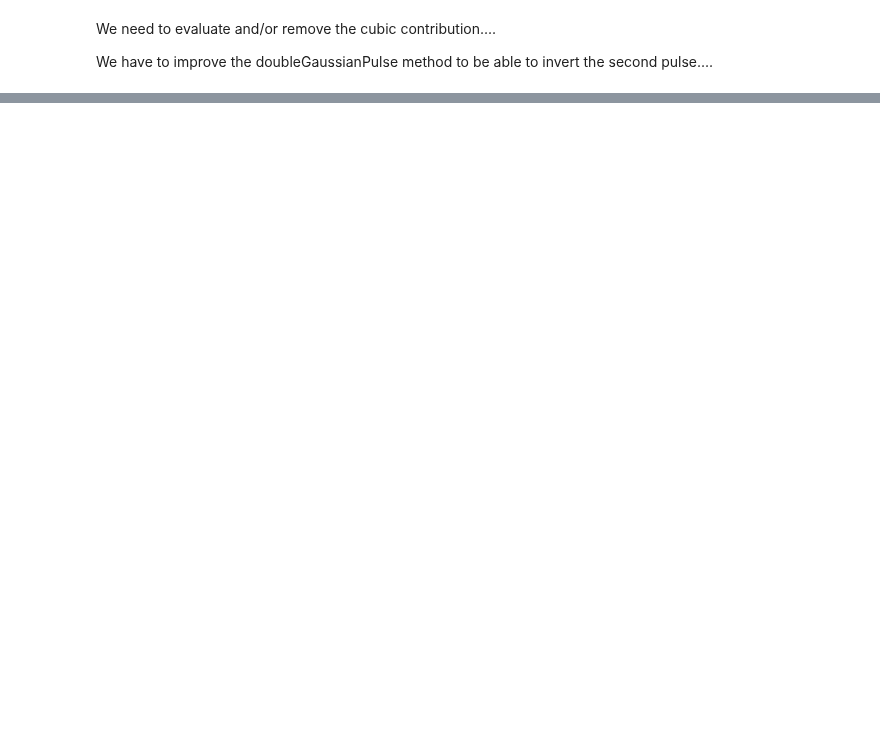
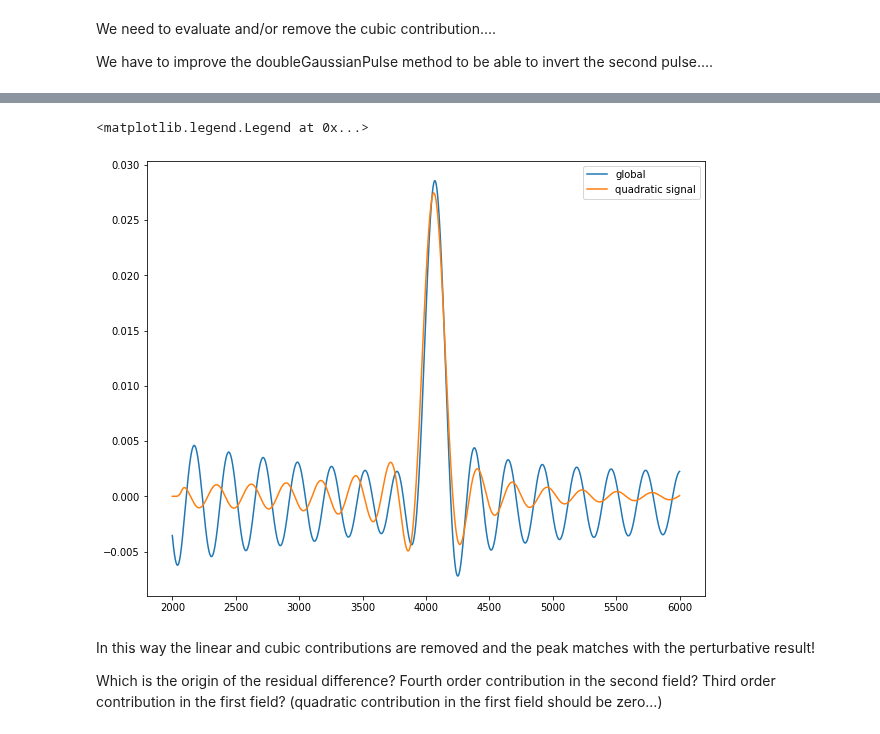
Before and after one commit to marcodalessandro76/Echo_mechanisms_decay_time_optical_orientation, a Jupyter notebook: TLS_FWM.ipynb, the cells around one changed output, grey strips where cells are left out. Saved outputs shown, nothing was run; the diff lists cells and outputs as text; code cells hidden in the pictures; blank space fills up the shorter version.

```diff
--- a/TLS_FWM.ipynb
+++ b/TLS_FWM.ipynb
@@ -606,0 +608,14 @@ plt.plot(time,avg)
+# %%
+plt.figure(figsize=(10,8))
+plt.plot(time[tau:],avg[tau:],label='global')
+plt.plot(tau+time2,u_o2_global[0],label='quadratic signal')
+plt.legend()
+# %% [output]
+<matplotlib.legend.Legend at 0x...>
+[figure, added]
+# %% [markdown]
+In this way the linear and cubic contributions are removed and the peak matches with the
+perturbative result!
+
+Which is the origin of the residual difference? Fourth order contribution in the second field? Third order
+contribution in the first field? (quadratic contribution in the first field should be zero...)
```
Also changed, not shown: parts of 6 cells of this notebook.
